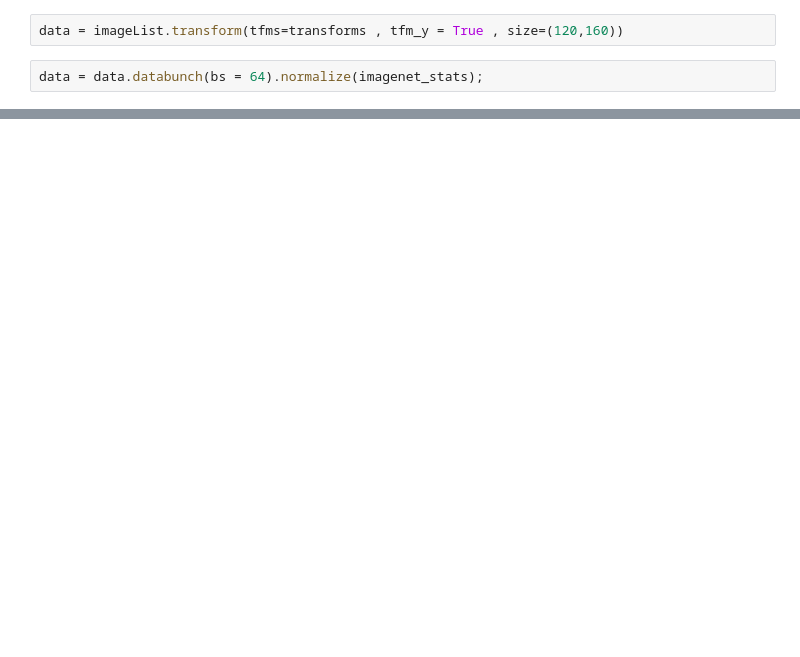
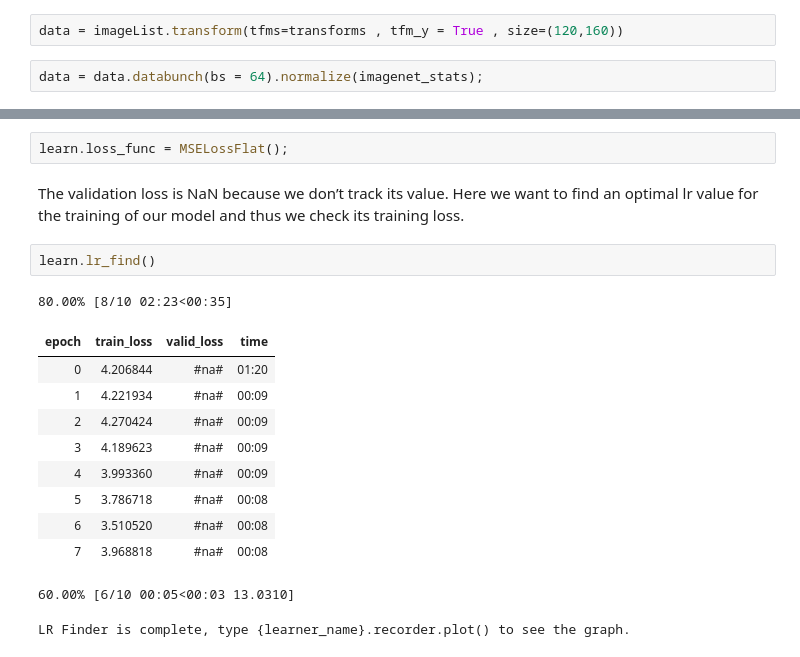
Before and after one commit to Pager07/Human-object-interaction-for-basketball-videos, a Jupyter notebook: ImageRegression.ipynb, the cells around one changed output, grey strips where cells are left out. Cells and saved outputs as stored; diff of their text form; blank space fills up the shorter version.

```diff
--- a/ImageRegression.ipynb
+++ b/ImageRegression.ipynb
@@ -104,0 +117,19 @@ data = data.databunch(bs = 64).normalize(imagenet_stats);
+# %%
+learn.loss_func = MSELossFlat();
+# %% [markdown]
+The validation loss is NaN because we don’t track its value. Here we want to find an optimal lr value for the training of our model and thus we check its training loss.
+# %%
+learn.lr_find()
+# %% [output]
+80.00% [8/10 02:23<00:35]
+| epoch | train_loss | valid_loss | time |
+| 0 | 4.206844 | #na# | 01:20 |
+| 1 | 4.221934 | #na# | 00:09 |
+| 2 | 4.270424 | #na# | 00:09 |
+| 3 | 4.189623 | #na# | 00:09 |
+| 4 | 3.993360 | #na# | 00:09 |
+| 5 | 3.786718 | #na# | 00:08 |
+| 6 | 3.510520 | #na# | 00:08 |
+| 7 | 3.968818 | #na# | 00:08 |
+60.00% [6/10 00:05<00:03 13.0310]
+LR Finder is complete, type {learner_name}.recorder.plot() to see the graph.
```
Also changed, not shown: parts of 10 cells of this notebook.
